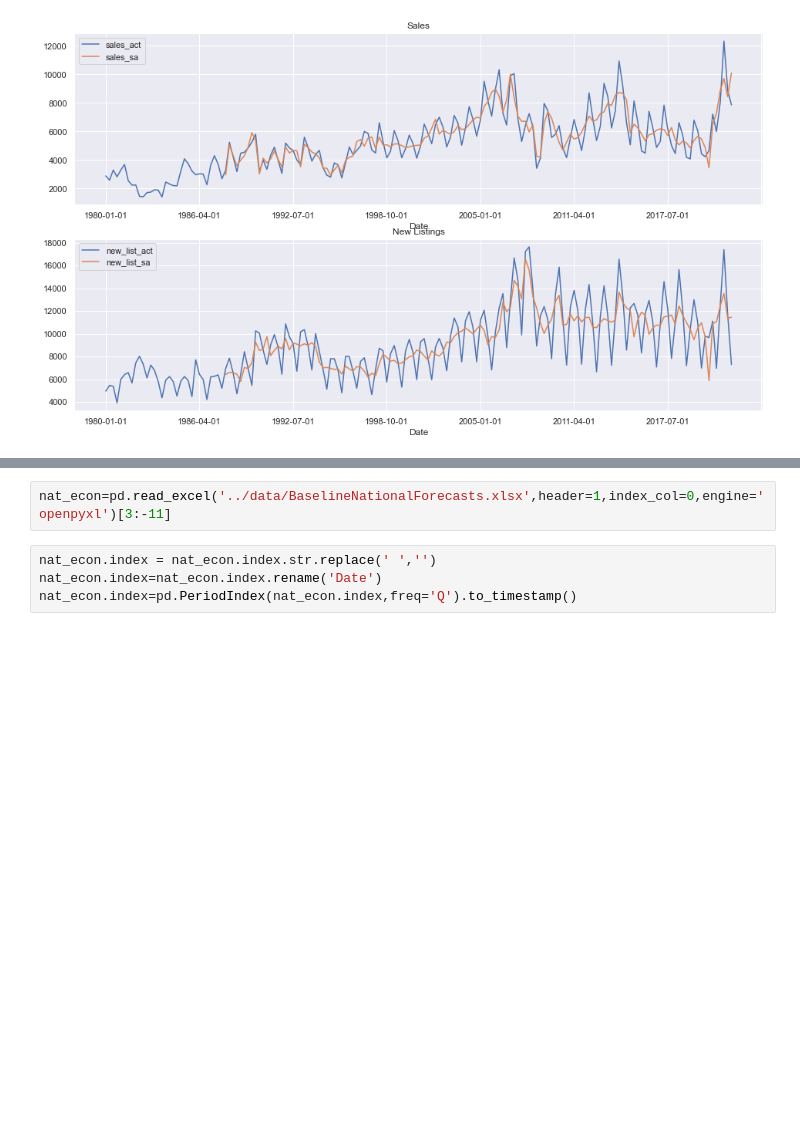
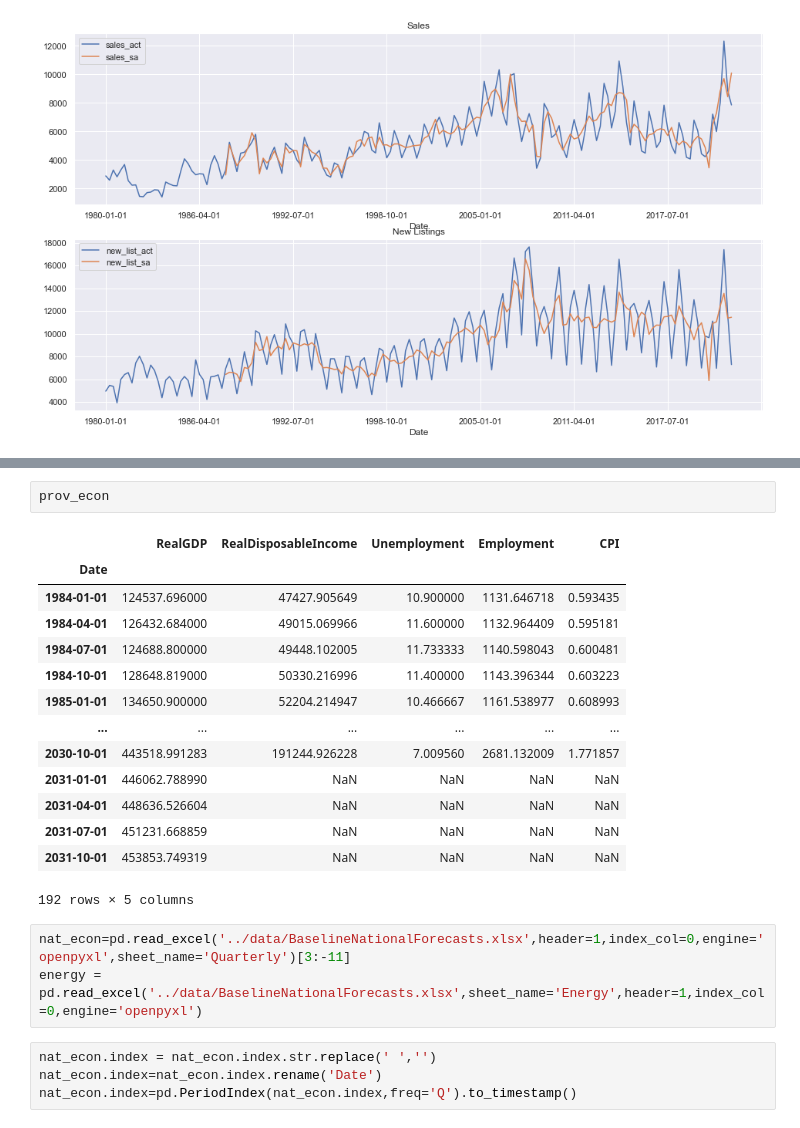
Before and after one commit to doublebigmak/housing_stats, a Jupyter notebook: forecasting/forecast_2022.ipynb, the cells around one changed output, grey strips where cells are left out. Drawn from its saved outputs; the diff is of its cells as text; blank space fills up the shorter version.

Commit message:
forecast4 updates

```diff
--- a/forecasting/forecast_2022.ipynb
+++ b/forecasting/forecast_2022.ipynb
@@ -53,5 +53,23 @@ plt.tight_layout()
+# %%
+prov_econ
+# %% [output]
+|  | RealGDP | RealDisposableIncome | Unemployment | Employment | CPI |
+| Date |  |  |  |  |  |
+| 1984-01-01 | 124537.696000 | 47427.905649 | 10.900000 | 1131.646718 | 0.593435 |
+| 1984-04-01 | 126432.684000 | 49015.069966 | 11.600000 | 1132.964409 | 0.595181 |
+| 1984-07-01 | 124688.800000 | 49448.102005 | 11.733333 | 1140.598043 | 0.600481 |
+| 1984-10-01 | 128648.819000 | 50330.216996 | 11.400000 | 1143.396344 | 0.603223 |
+| 1985-01-01 | 134650.900000 | 52204.214947 | 10.466667 | 1161.538977 | 0.608993 |
+| ... | ... | ... | ... | ... | ... |
+| 2030-10-01 | 443518.991283 | 191244.926228 | 7.009560 | 2681.132009 | 1.771857 |
+| 2031-01-01 | 446062.788990 | NaN | NaN | NaN | NaN |
+| 2031-04-01 | 448636.526604 | NaN | NaN | NaN | NaN |
+| 2031-07-01 | 451231.668859 | NaN | NaN | NaN | NaN |
+| 2031-10-01 | 453853.749319 | NaN | NaN | NaN | NaN |
+192 rows × 5 columns
 # %%
-nat_econ=pd.read_excel('../data/BaselineNationalForecasts.xlsx',header=1,index_col=0,engine='openpyxl')[3:-11]
+nat_econ=pd.read_excel('../data/BaselineNationalForecasts.xlsx',header=1,index_col=0,engine='openpyxl',sheet_name='Quarterly')[3:-11]
+energy = pd.read_excel('../data/BaselineNationalForecasts.xlsx',sheet_name='Energy',header=1,index_col=0,engine='openpyxl')
 # %%
 nat_econ.index = nat_econ.index.str.replace(' ','')
 nat_econ.index=nat_econ.index.rename('Date')
```
Also changed, not shown: parts of 3 cells of this notebook.
